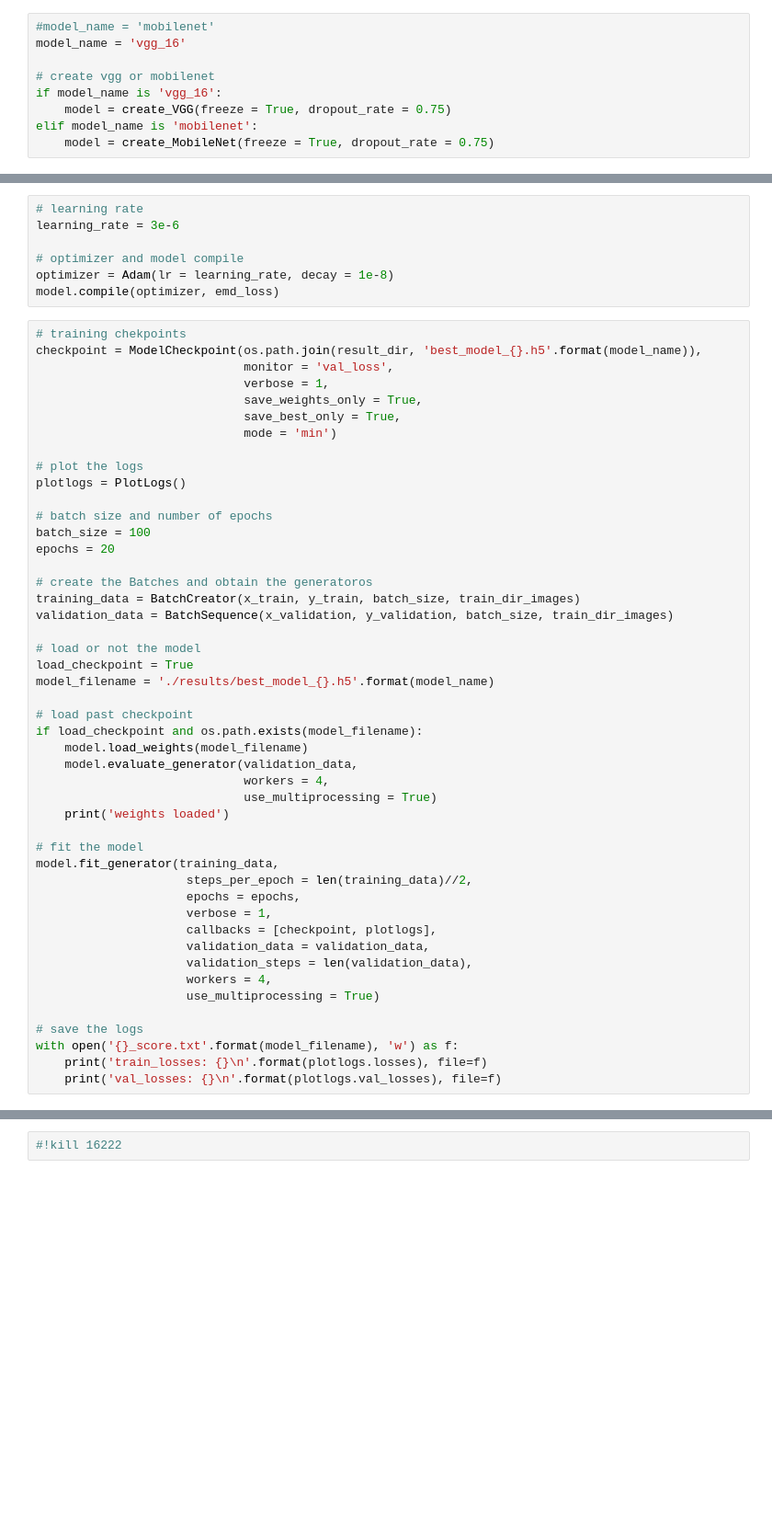
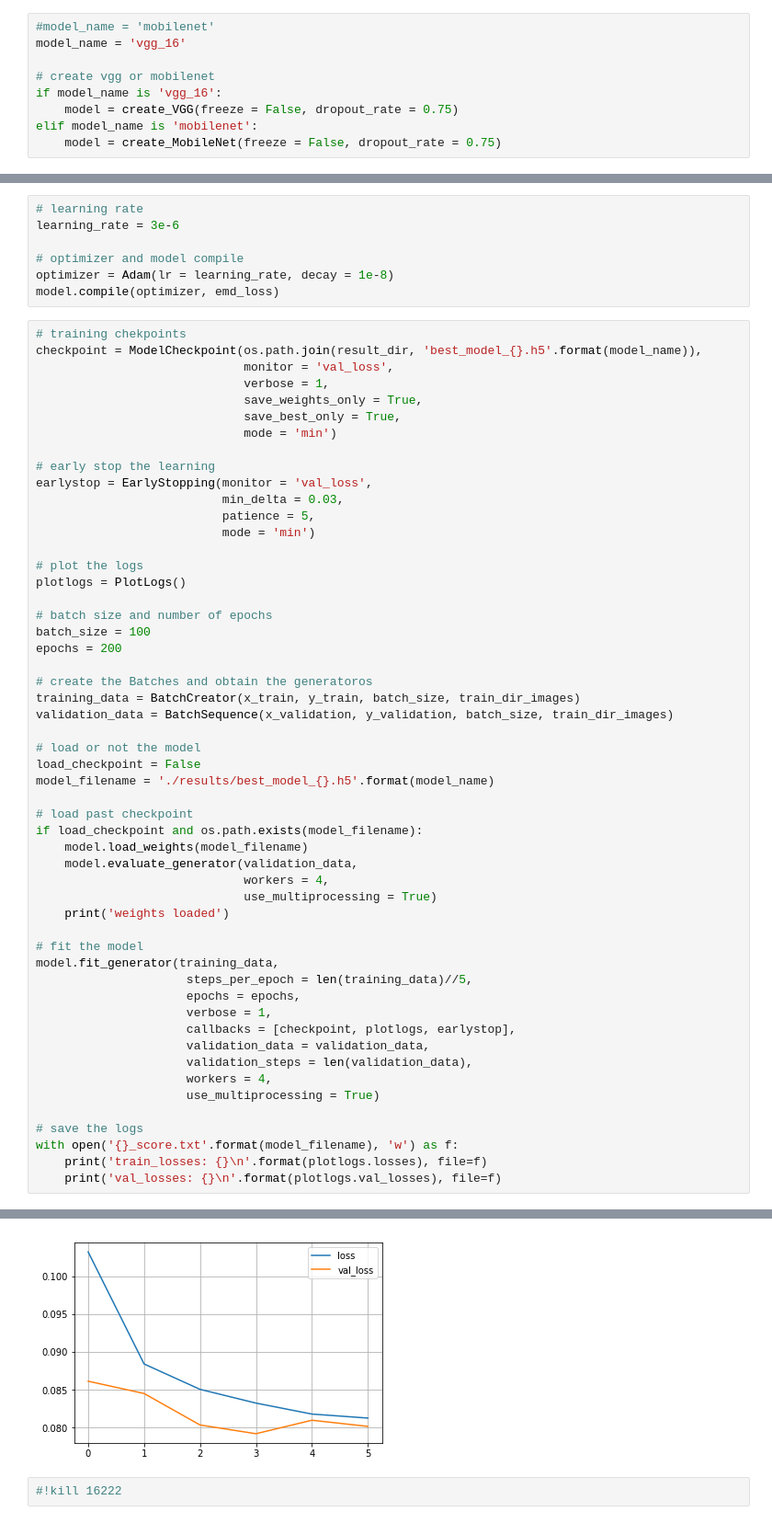
Before and after one commit to pablo-leo/NIMA-TFG, a Jupyter notebook: NIMA - Neural Image Assesment.ipynb, the cells around one changed output, grey strips where cells are left out. Shown at 92% size. Saved outputs shown, nothing was run; the diff lists cells and outputs as text; blank space fills up the shorter version.

```diff
--- a/NIMA - Neural Image Assesment.ipynb
+++ b/NIMA - Neural Image Assesment.ipynb
@@ -206,9 +223,9 @@ model_name = 'vgg_16'
 
 # create vgg or mobilenet
 if model_name is 'vgg_16':
-    model = create_VGG(freeze = True, dropout_rate = 0.75)
+    model = create_VGG(freeze = False, dropout_rate = 0.75)
 elif model_name is 'mobilenet':
-    model = create_MobileNet(freeze = True, dropout_rate = 0.75)
+    model = create_MobileNet(freeze = False, dropout_rate = 0.75)
 # %% [output]
 _________________________________________________________________
 Layer (type)                 Output Shape              Param #
@@ -243,19 +260,25 @@ checkpoint = ModelCheckpoint(os.path.join(result_dir, 'best_model_{}.h5'.format(
                              save_best_only = True,
                              mode = 'min')
 
+# early stop the learning
+earlystop = EarlyStopping(monitor = 'val_loss',
+                          min_delta = 0.03,
+                          patience = 5,
+                          mode = 'min')
+
 # plot the logs
 plotlogs = PlotLogs()
 
 # batch size and number of epochs
 batch_size = 100
-epochs = 20
+epochs = 200
 
 # create the Batches and obtain the generatoros
 training_data = BatchCreator(x_train, y_train, batch_size, train_dir_images)
 validation_data = BatchSequence(x_validation, y_validation, batch_size, train_dir_images)
 
 # load or not the model
-load_checkpoint = True
+load_checkpoint = False
 model_filename = './results/best_model_{}.h5'.format(model_name)
 
 # load past checkpoint
@@ -268,10 +291,10 @@ if load_checkpoint and os.path.exists(model_filename):
 
 # fit the model
 model.fit_generator(training_data,
-                     steps_per_epoch = len(training_data)//2,
+                     steps_per_epoch = len(training_data)//5,
                      epochs = epochs,
                      verbose = 1,
-                     callbacks = [checkpoint, plotlogs],
+                     callbacks = [checkpoint, plotlogs, earlystop],
                      validation_data = validation_data,
                      validation_steps = len(validation_data),
                      workers = 4,
@@ -289,2 +308,3 @@ Epoch 1/20
+[figure, added]
 # %%
 #!kill 16222
```
Also changed, not shown: parts of 7 cells of this notebook, 1 other file.
